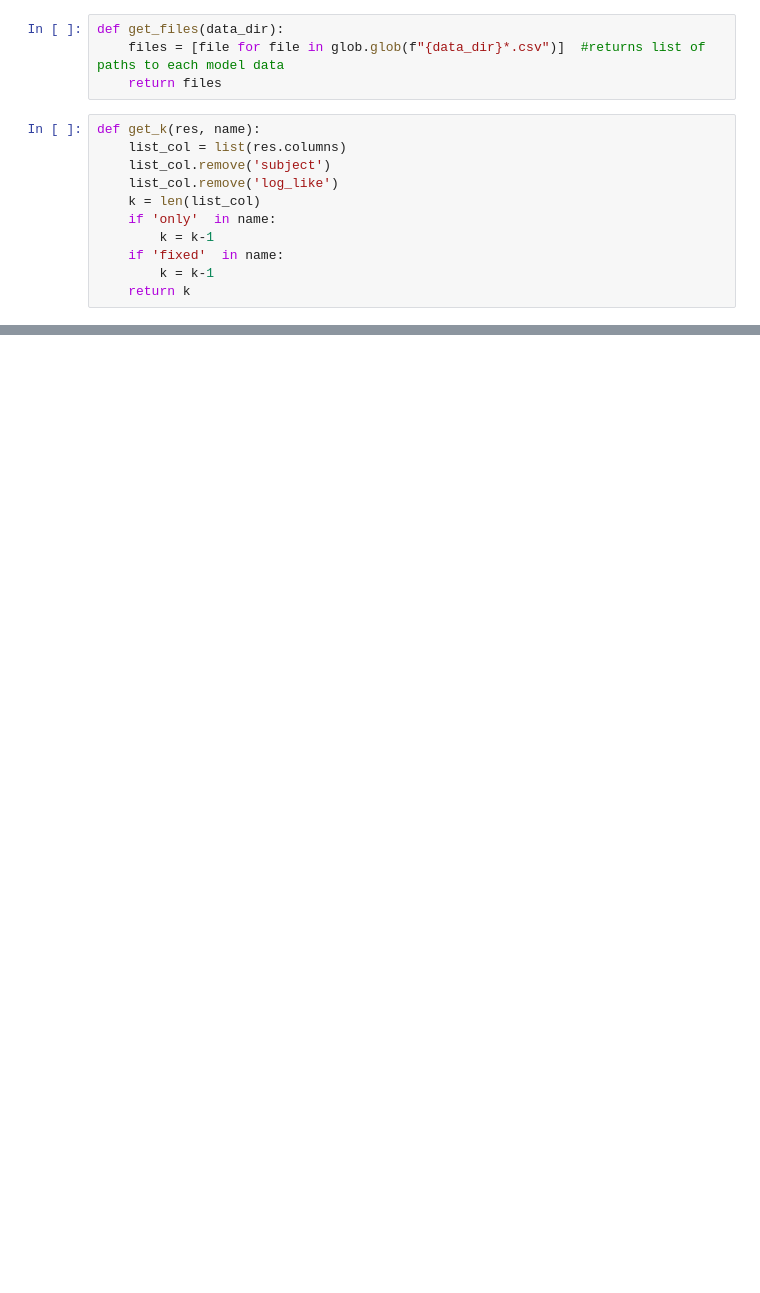
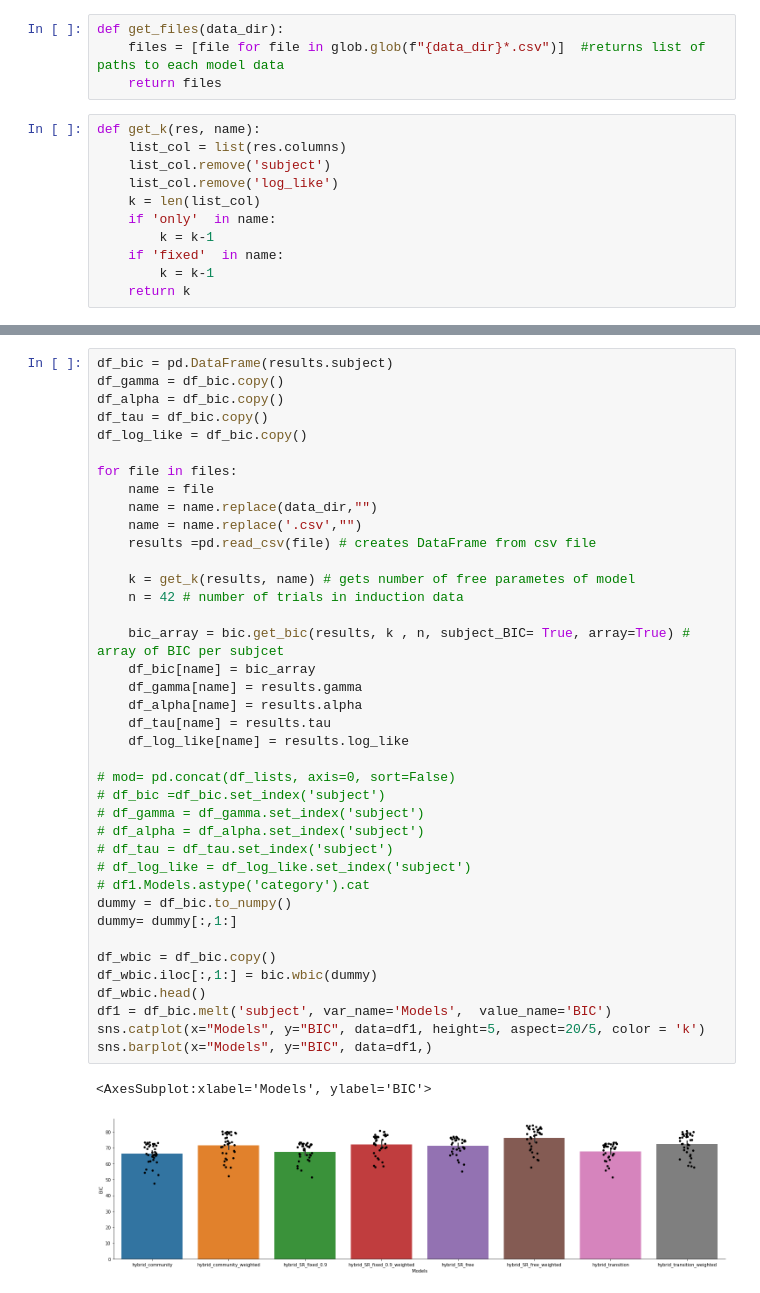
Before and after one commit to prestonlab/tesser_successor, a Jupyter notebook: bic_weights.ipynb, the cells around one changed output, grey strips where cells are left out. Saved outputs shown, nothing was run; the diff lists cells and outputs as text; blank space fills up the shorter version.

```diff
--- a/bic_weights.ipynb
+++ b/bic_weights.ipynb
@@ -158,0 +179,42 @@ for ax, p, n in zip(axes.flatten(), data, data_names):
+# %%
+df_bic = pd.DataFrame(results.subject)
+df_gamma = df_bic.copy()
+df_alpha = df_bic.copy()
+df_tau = df_bic.copy()
+df_log_like = df_bic.copy()
+
+for file in files:
+    name = file
+    name = name.replace(data_dir,"")
+    name = name.replace('.csv',"")
+    results =pd.read_csv(file) # creates DataFrame from csv file
+
+    k = get_k(results, name) # gets number of free parametes of model
+    n = 42 # number of trials in induction data
+
+    bic_array = bic.get_bic(results, k , n, subject_BIC= True, array=True) # array of BIC per subjcet
+    df_bic[name] = bic_array
+    df_gamma[name] = results.gamma
+    df_alpha[name] = results.alpha
+    df_tau[name] = results.tau
+    df_log_like[name] = results.log_like
+
+# mod= pd.concat(df_lists, axis=0, sort=False)
+# df_bic =df_bic.set_index('subject')
+# df_gamma = df_gamma.set_index('subject')
+# df_alpha = df_alpha.set_index('subject')
+# df_tau = df_tau.set_index('subject')
+# df_log_like = df_log_like.set_index('subject')
+# df1.Models.astype('category').cat
+dummy = df_bic.to_numpy()
+dummy= dummy[:,1:]
+
+df_wbic = df_bic.copy()
+df_wbic.iloc[:,1:] = bic.wbic(dummy)
+df_wbic.head()
+df1 = df_bic.melt('subject', var_name='Models',  value_name='BIC')
+sns.catplot(x="Models", y="BIC", data=df1, height=5, aspect=20/5, color = 'k')
+sns.barplot(x="Models", y="BIC", data=df1,)
+# %% [output]
+<AxesSubplot:xlabel='Models', ylabel='BIC'>
+[figure, added]
```
Also changed, not shown: parts of 19 cells of this notebook.
